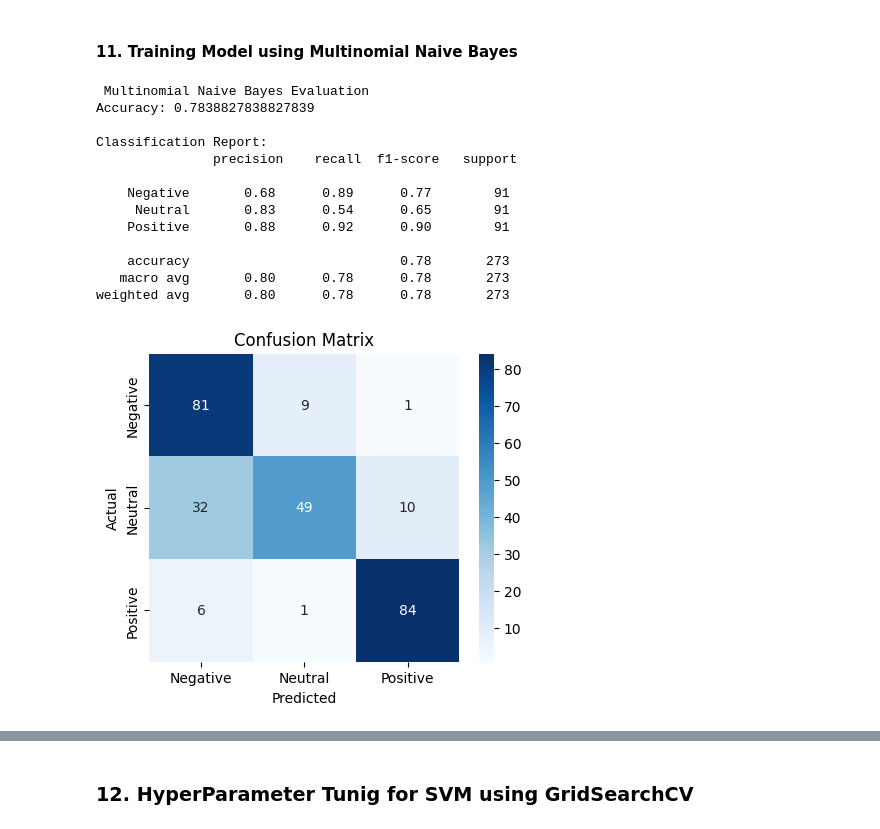
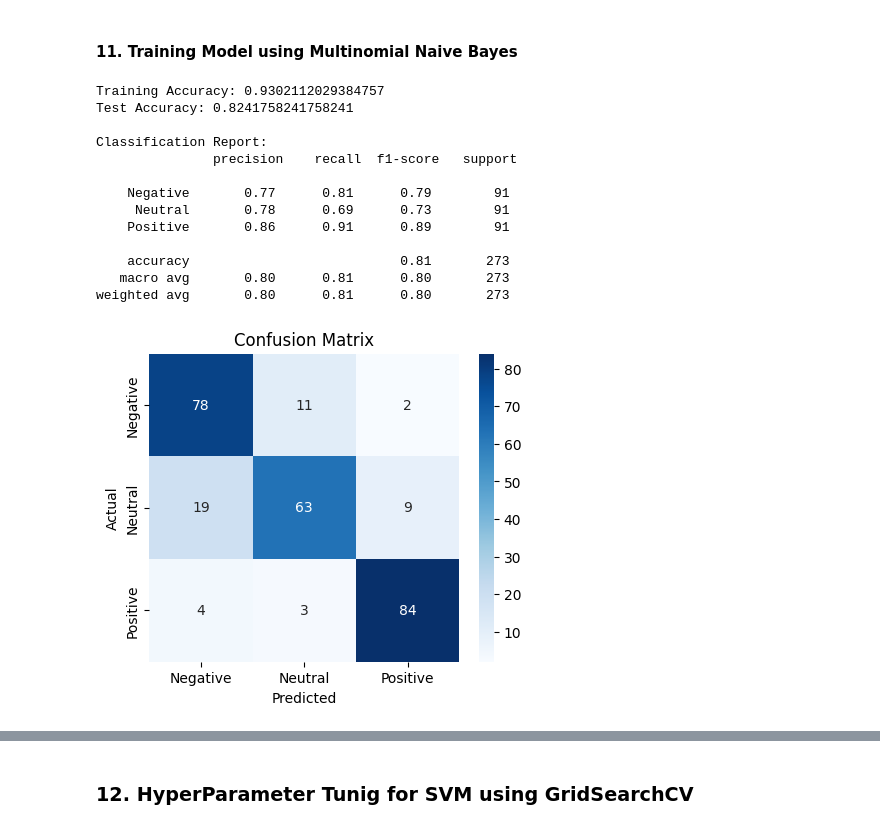
Before and after one commit to AaditiG1/HotelReview_TextClassification, a Jupyter notebook: HotelReview.ipynb, the cells around one changed output, grey strips where cells are left out. Saved outputs shown, nothing was run; the diff lists cells and outputs as text; code cells hidden in the pictures.

```diff
--- a/HotelReview.ipynb
+++ b/HotelReview.ipynb
@@ -460,7 +462,7 @@ X_train, X_test, y_train, y_test = train_test_split(
 )
 
 # TF-IDF vectorization (convert text into numeric features)
-tfidf = TfidfVectorizer(max_features=10000, ngram_range=(1, 2))  # unigrams + bigrams
+tfidf = TfidfVectorizer(max_features=5000, ngram_range=(1, 2))  # unigrams + bigrams
 X_train_tfidf = tfidf.fit_transform(X_train)  # Learn vocabulary from training data
 X_test_tfidf = tfidf.transform(X_test)        # Transform test data using same vocabulary
 
@@ -619,45 +642,53 @@ weighted avg       0.81      0.81      0.81       273
 # %%
 # Initialize Multinomial Naive Bayes
 mnb_model = MultinomialNB()
 
 # Train the model
 mnb_model.fit(X_train_tfidf, y_train)
 
+# Predict on train data
+y_train_pred = mnb_model.predict(X_train_tfidf)
+train_accuracy = accuracy_score(y_train, y_train_pred)
+print("Training Accuracy:", train_accuracy)
+
+# -------------------------
 # Predict on test data
-y_pred_mnb = mnb_model.predict(X_test_tfidf)
+# -------------------------
+y_test_pred_b = mnb_model.predict(X_test_tfidf)
+test_accuracy = accuracy_score(y_test, y_test_pred_b)
+print("Test Accuracy:", test_accuracy)
+
 
 # Evaluate performance
-print(" Multinomial Naive Bayes Evaluation ")
-print("Accuracy:", accuracy_score(y_test, y_pred_mnb))
+
 print("\nClassification Report:\n", classification_report(y_test, y_pred_mnb))
 
 # Compute confusion matrix
-cm = confusion_matrix(y_test, y_pred_mnb)  # replace y_pred_mnb with y_pred_svm if needed
-
+cm = confusion_matrix(y_test, y_test_pred_b)
 # Plot confusion matrix as heatmap
 plt.figure(figsize=(5,4))
 sns.heatmap(cm, annot=True, fmt='d', cmap='Blues',
             xticklabels=['Negative','Neutral','Positive'],
             yticklabels=['Negative','Neutral','Positive'])
 plt.xlabel('Predicted')
 plt.ylabel('Actual')
 plt.title('Confusion Matrix')
 plt.show()
 # %% [output]
- Multinomial Naive Bayes Evaluation
-Accuracy: 0.7838827838827839
+Training Accuracy: 0.9302112029384757
+Test Accuracy: 0.8241758241758241
 
 Classification Report:
                precision    recall  f1-score   support
 
-    Negative       0.68      0.89      0.77        91
-     Neutral       0.83      0.54      0.65        91
-    Positive       0.88      0.92      0.90        91
+    Negative       0.77      0.81      0.79        91
+     Neutral       0.78      0.69      0.73        91
+    Positive       0.86      0.91      0.89        91
 
-    accuracy                           0.78       273
-   macro avg       0.80      0.78      0.78       273
-weighted avg       0.80      0.78      0.78       273
+    accuracy                           0.81       273
+   macro avg       0.80      0.81      0.80       273
+weighted avg       0.80      0.81      0.80       273
-[figure, old version]
+[figure, new version]
 # %% [markdown]
 **Code Explination**
 - **Initialize MNB:**
```
Also changed, not shown: parts of 28 cells of this notebook.
